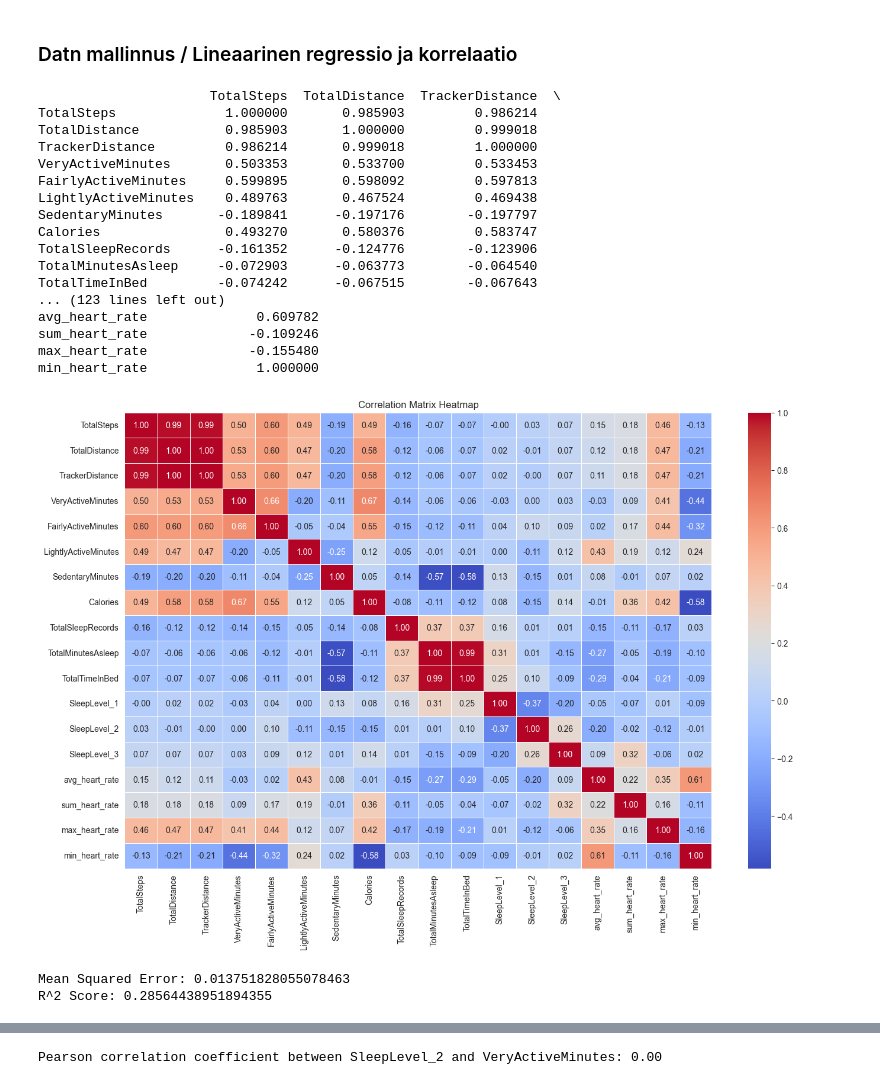
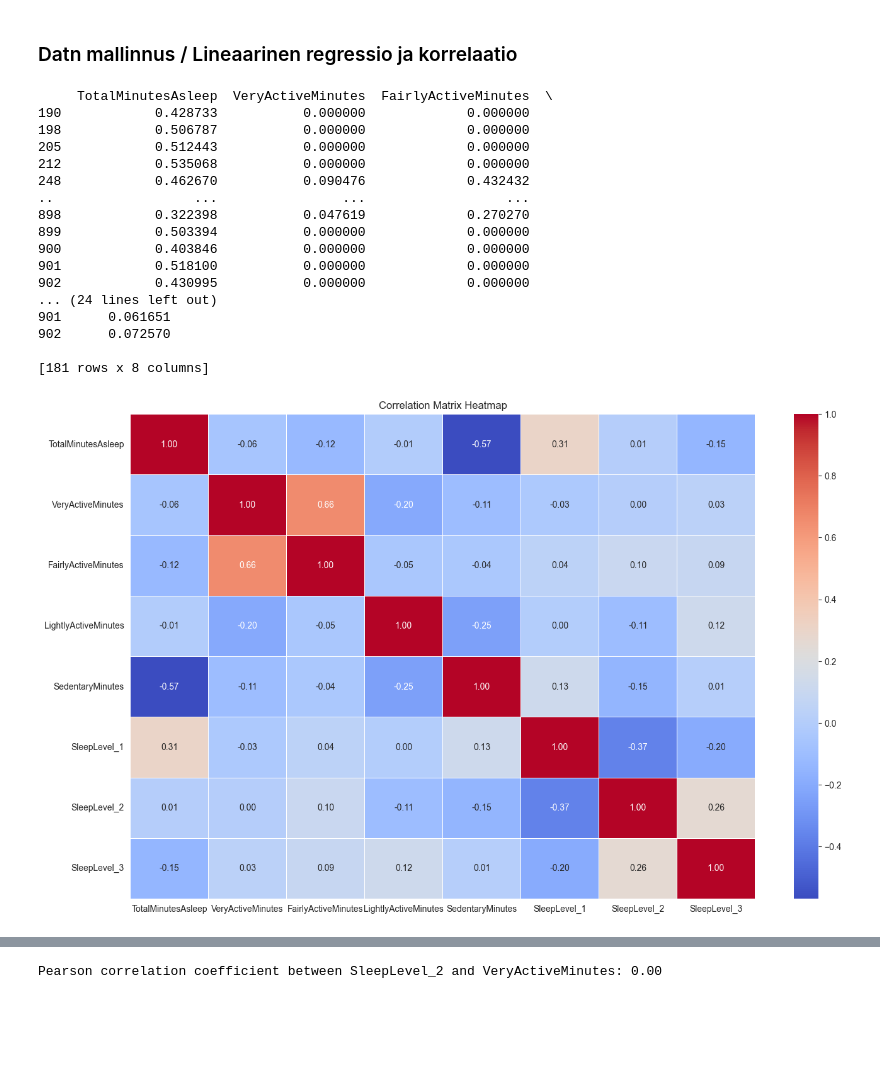
Before and after one commit to kismet85/dkkoAssignments, a Jupyter notebook: Projekti/JaninVersio.ipynb, the cells around one changed output, grey strips where cells are left out. Saved outputs shown, nothing was run; the diff lists cells and outputs as text; code cells hidden in the pictures; blank space fills up the shorter version.

```diff
--- a/Projekti/JaninVersio.ipynb
+++ b/Projekti/JaninVersio.ipynb
@@ -309,64 +311,35 @@ dailyData.head()
 # %% [markdown]
 ### Datn mallinnus / Lineaarinen regressio ja korrelaatio
 # %%
-# Drop the 'Id' and 'ActivityDate' columns
-data_for_correlation = dailyData.drop(columns=['Id', 'ActivityDate'])
 
-# Calculate the correlation matrix
+data_for_correlation = dailyData[['TotalMinutesAsleep', 'VeryActiveMinutes', 'FairlyActiveMinutes', 'LightlyActiveMinutes', 'SedentaryMinutes', 'SleepLevel_1', 'SleepLevel_2', 'SleepLevel_3']]
+print(data_for_correlation)
+
 correlation_matrix = data_for_correlation.corr()
 
-# Print the correlation matrix
-print(correlation_matrix)
-
-# Visualize the correlation matrix as a heatmap
 plt.figure(figsize=(16, 10))
 sns.heatmap(correlation_matrix, annot=True, cmap='coolwarm', fmt='.2f', linewidths=0.5)
 
-# Add title
 plt.title('Correlation Matrix Heatmap')
 
-# Show the heatmap
+
 plt.show()
 # %% [output]
-                      TotalSteps  TotalDistance  TrackerDistance  \
-TotalSteps              1.000000       0.985903         0.986214
-TotalDistance           0.985903       1.000000         0.999018
-TrackerDistance         0.986214       0.999018         1.000000
-VeryActiveMinutes       0.503353       0.533700         0.533453
-FairlyActiveMinutes     0.599895       0.598092         0.597813
-LightlyActiveMinutes    0.489763       0.467524         0.469438
-SedentaryMinutes       -0.189841      -0.197176        -0.197797
-Calories                0.493270       0.580376         0.583747
-TotalSleepRecords      -0.161352      -0.124776        -0.123906
-TotalMinutesAsleep     -0.072903      -0.063773        -0.064540
-TotalTimeInBed         -0.074242      -0.067515        -0.067643
-... (123 lines left out)
-avg_heart_rate              0.609782
-sum_heart_rate             -0.109246
-max_heart_rate             -0.155480
-min_heart_rate              1.000000
+     TotalMinutesAsleep  VeryActiveMinutes  FairlyActiveMinutes  \
+190            0.428733           0.000000             0.000000
+198            0.506787           0.000000             0.000000
+205            0.512443           0.000000             0.000000
+212            0.535068           0.000000             0.000000
+248            0.462670           0.090476             0.432432
+..                  ...                ...                  ...
+898            0.322398           0.047619             0.270270
+899            0.503394           0.000000             0.000000
+900            0.403846           0.000000             0.000000
+901            0.518100           0.000000             0.000000
+902            0.430995           0.000000             0.000000
+... (24 lines left out)
+901      0.061651
+902      0.072570
+
+[181 rows x 8 columns]
-[figure, old version]
+[figure, new version]
-# %%
-
-X = dailyData[['TotalSteps', 'VeryActiveMinutes', 'LightlyActiveMinutes', 'SedentaryMinutes']]
-y = dailyData['TotalMinutesAsleep']
-
-# Jaetaan data koulutus- ja testijoukkoihin
-X_train, X_test, y_train, y_test = train_test_split(X, y, test_size=0.2, random_state=42)
-
-# Luodaan ja koulutetaan lineaarinen regressiomalli
-model = LinearRegression()
-model.fit(X_train, y_train)
-
-# Ennustetaan testidatalla
-y_pred = model.predict(X_test)
-
-# Lasketaan mallin suorituskyky
-mse = mean_squared_error(y_test, y_pred)
-r2 = r2_score(y_test, y_pred)
-
-print(f'Mean Squared Error: {mse}')
-print(f'R^2 Score: {r2}')
-# %% [output]
-Mean Squared Error: 0.013751828055078463
-R^2 Score: 0.28564438951894355
```
Also changed, not shown: parts of 5 cells of this notebook.
